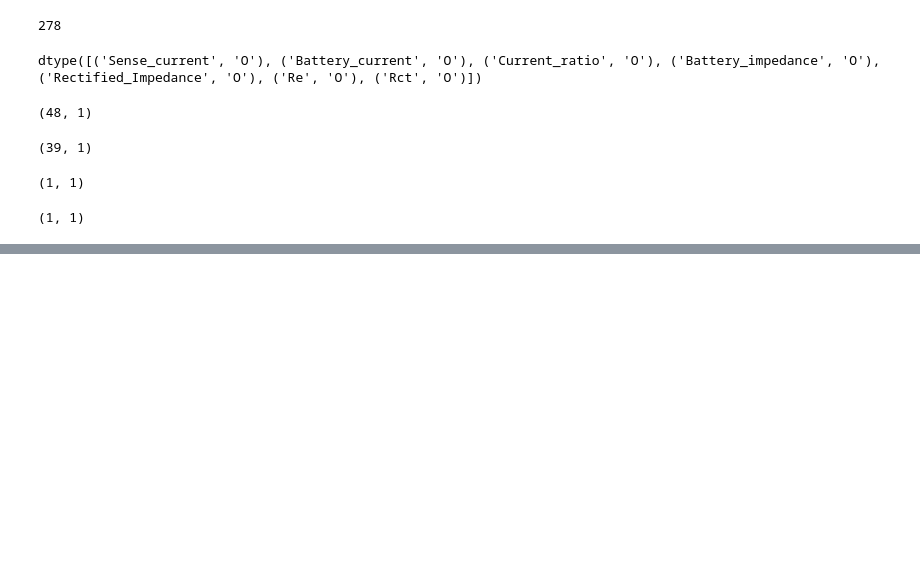
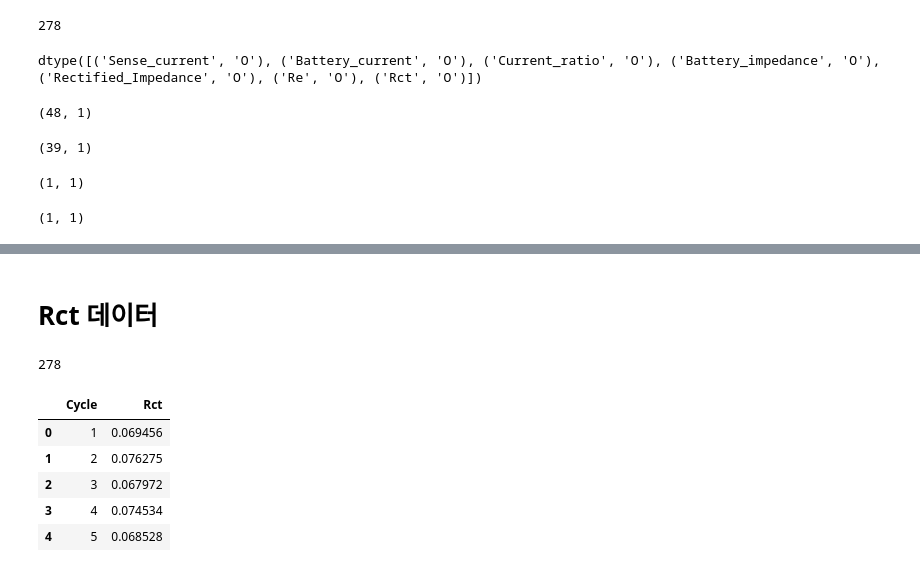
Before and after one commit to insu5177/Battery-Diagnostics-Study, a Jupyter notebook: notebooks/02_NASA_EDA.ipynb, the cells around one changed output, grey strips where cells are left out. Cells and saved outputs as stored; diff of their text form; code cells hidden in the pictures; blank space fills up the shorter version.

```diff
--- a/notebooks/02_NASA_EDA.ipynb
+++ b/notebooks/02_NASA_EDA.ipynb
@@ -319,0 +360,10 @@ first_impedance["data"][0,0]["Rct"].shape
+# %% [markdown]
+# Rct 데이터
+# %%
+rcts = []
+for record in impedances:
+    rct = record["data"][0,0]["Rct"][0,0]
+    rcts.append(rct)
+len(rcts)
+# %% [output]
+278
@@ -319,0 +375,9 @@ first_impedance["data"][0,0]["Rct"].shape
+# %%
+df_Rct.head()
+# %% [output]
+|  | Cycle | Rct |
+| 0 | 1 | 0.069456 |
+| 1 | 2 | 0.076275 |
+| 2 | 3 | 0.067972 |
+| 3 | 4 | 0.074534 |
+| 4 | 5 | 0.068528 |
```
Also changed, not shown: parts of 12 cells of this notebook.
